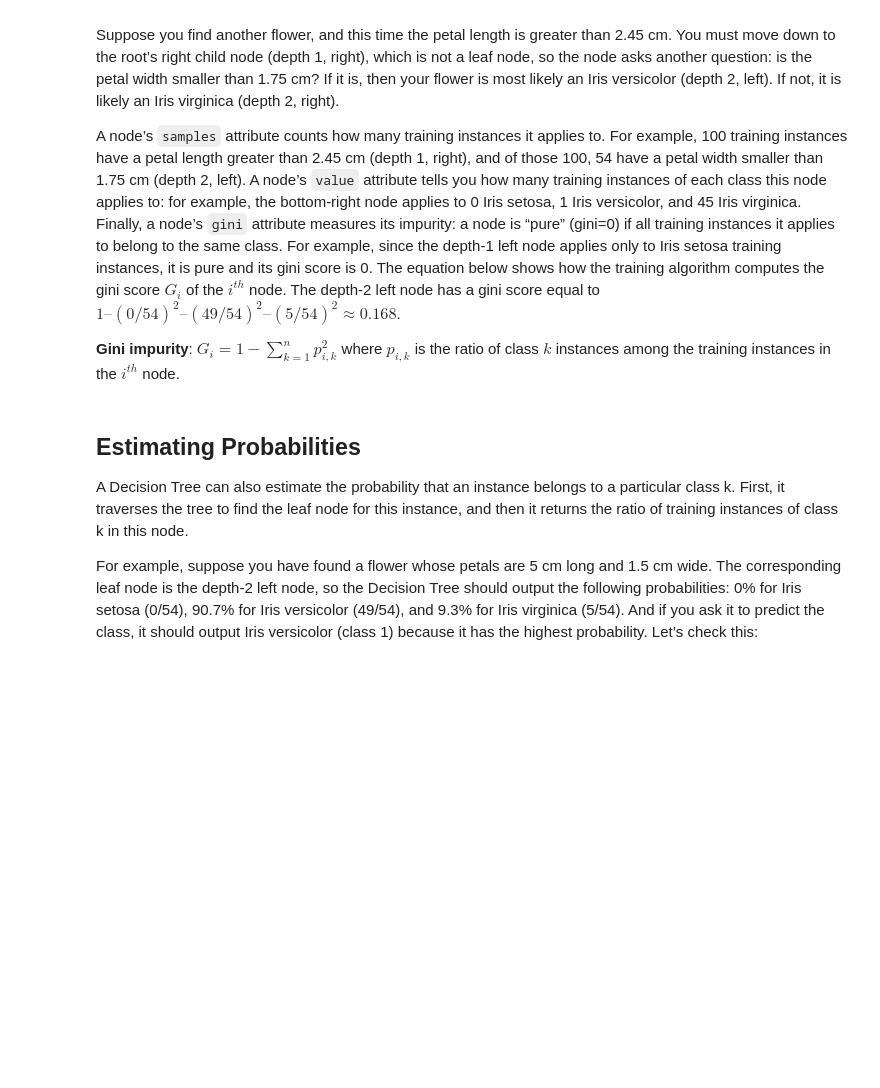
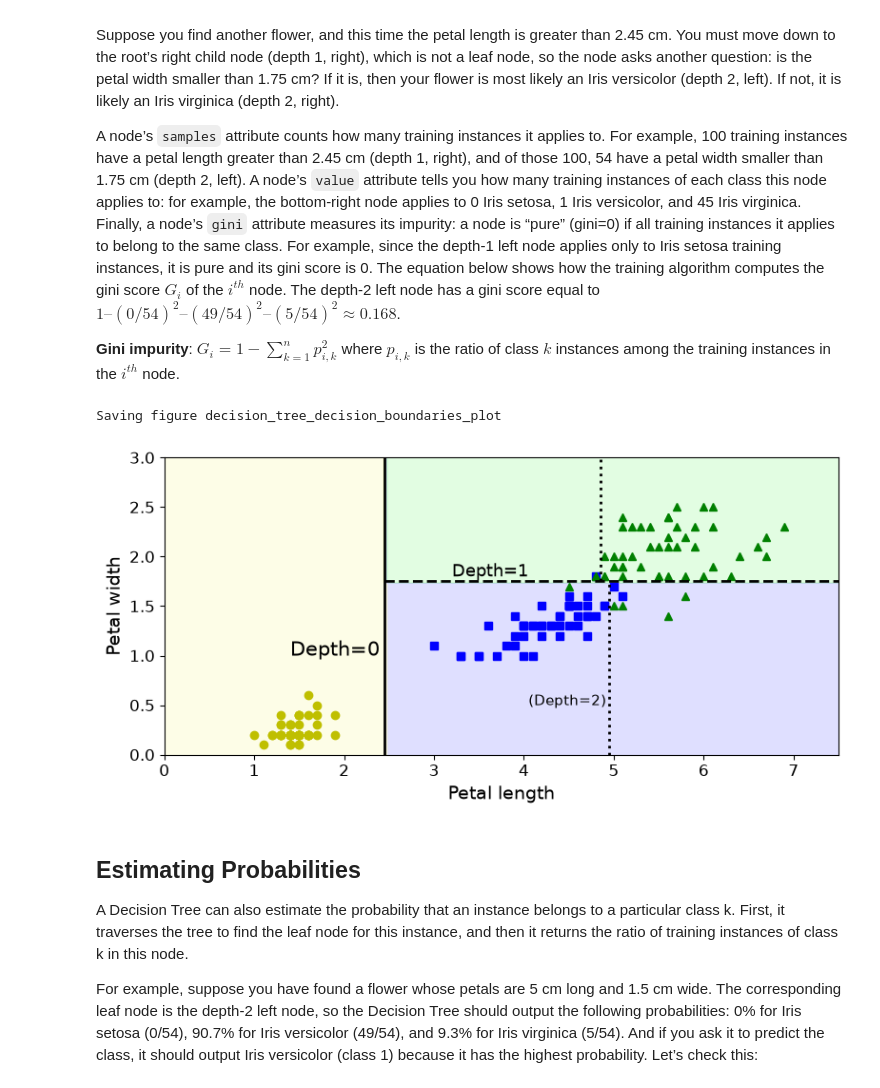
Before and after one commit to SaidAit01/Machine-Learning-Labs, a Jupyter notebook: week3_DecisionTrees_RFs_Ensemble.ipynb, the cells around one changed output. Saved outputs shown, nothing was run; the diff lists cells and outputs as text; code cells hidden in the pictures; blank space fills up the shorter version.

Commit message:
decision trees and ensemble learning

```diff
--- a/week3_DecisionTrees_RFs_Ensemble.ipynb
+++ b/week3_DecisionTrees_RFs_Ensemble.ipynb
@@ -100,45 +100,48 @@ A node’s `samples` attribute counts how many training instances it applies to.
 # %%
 # Code to generate the Decision Tree's decision boundaries - uncomment and run
 
-# from matplotlib.colors import ListedColormap
+from matplotlib.colors import ListedColormap
 
-# def plot_decision_boundary(clf, X, y, axes=[0, 7.5, 0, 3], iris=True, legend=False, plot_training=True):
-#     x1s = np.linspace(axes[0], axes[1], 100)
-#     x2s = np.linspace(axes[2], axes[3], 100)
-#     x1, x2 = np.meshgrid(x1s, x2s)
-#     X_new = np.c_[x1.ravel(), x2.ravel()]
-#     y_pred = clf.predict(X_new).reshape(x1.shape)
-#     custom_cmap = ListedColormap(['#fafab0','#9898ff','#a0faa0'])
-#     plt.contourf(x1, x2, y_pred, alpha=0.3, cmap=custom_cmap)
-#     if not iris:
-#         custom_cmap2 = ListedColormap(['#7d7d58','#4c4c7f','#507d50'])
-#         plt.contour(x1, x2, y_pred, cmap=custom_cmap2, alpha=0.8)
-#     if plot_training:
-#         plt.plot(X[:, 0][y==0], X[:, 1][y==0], "yo", label="Iris setosa")
-#         plt.plot(X[:, 0][y==1], X[:, 1][y==1], "bs", label="Iris versicolor")
-#         plt.plot(X[:, 0][y==2], X[:, 1][y==2], "g^", label="Iris virginica")
-#         plt.axis(axes)
-#     if iris:
-#         plt.xlabel("Petal length", fontsize=14)
-#         plt.ylabel("Petal width", fontsize=14)
-#     else:
-#         plt.xlabel(r"$x_1$", fontsize=18)
-#         plt.ylabel(r"$x_2$", fontsize=18, rotation=0)
-#     if legend:
-#         plt.legend(loc="lower right", fontsize=14)
+def plot_decision_boundary(clf, X, y, axes=[0, 7.5, 0, 3], iris=True, legend=False, plot_training=True):
+    x1s = np.linspace(axes[0], axes[1], 100)
+    x2s = np.linspace(axes[2], axes[3], 100)
+    x1, x2 = np.meshgrid(x1s, x2s)
+    X_new = np.c_[x1.ravel(), x2.ravel()]
+    y_pred = clf.predict(X_new).reshape(x1.shape)
+    custom_cmap = ListedColormap(['#fafab0','#9898ff','#a0faa0'])
+    plt.contourf(x1, x2, y_pred, alpha=0.3, cmap=custom_cmap)
+    if not iris:
+        custom_cmap2 = ListedColormap(['#7d7d58','#4c4c7f','#507d50'])
+        plt.contour(x1, x2, y_pred, cmap=custom_cmap2, alpha=0.8)
+    if plot_training:
+        plt.plot(X[:, 0][y==0], X[:, 1][y==0], "yo", label="Iris setosa")
+        plt.plot(X[:, 0][y==1], X[:, 1][y==1], "bs", label="Iris versicolor")
+        plt.plot(X[:, 0][y==2], X[:, 1][y==2], "g^", label="Iris virginica")
+        plt.axis(axes)
+    if iris:
+        plt.xlabel("Petal length", fontsize=14)
+        plt.ylabel("Petal width", fontsize=14)
+    else:
+        plt.xlabel(r"$x_1$", fontsize=18)
+        plt.ylabel(r"$x_2$", fontsize=18, rotation=0)
+    if legend:
+        plt.legend(loc="lower right", fontsize=14)
 
-# plt.figure(figsize=(8, 4))
-# plot_decision_boundary(tree_clf, X, y)
-# plt.plot([2.45, 2.45], [0, 3], "k-", linewidth=2)
-# plt.plot([2.45, 7.5], [1.75, 1.75], "k--", linewidth=2)
-# plt.plot([4.95, 4.95], [0, 1.75], "k:", linewidth=2)
-# plt.plot([4.85, 4.85], [1.75, 3], "k:", linewidth=2)
-# plt.text(1.40, 1.0, "Depth=0", fontsize=15)
-# plt.text(3.2, 1.80, "Depth=1", fontsize=13)
-# plt.text(4.05, 0.5, "(Depth=2)", fontsize=11)
+plt.figure(figsize=(8, 4))
+plot_decision_boundary(tree_clf, X, y)
+plt.plot([2.45, 2.45], [0, 3], "k-", linewidth=2)
+plt.plot([2.45, 7.5], [1.75, 1.75], "k--", linewidth=2)
+plt.plot([4.95, 4.95], [0, 1.75], "k:", linewidth=2)
+plt.plot([4.85, 4.85], [1.75, 3], "k:", linewidth=2)
+plt.text(1.40, 1.0, "Depth=0", fontsize=15)
+plt.text(3.2, 1.80, "Depth=1", fontsize=13)
+plt.text(4.05, 0.5, "(Depth=2)", fontsize=11)
 
-# save_fig("decision_tree_decision_boundaries_plot")
-# plt.show()
+save_fig("decision_tree_decision_boundaries_plot")
+plt.show()
+# %% [output]
+Saving figure decision_tree_decision_boundaries_plot
+[figure, added]
 # %% [markdown]
 ## Estimating Probabilities
 
```
Also changed, not shown: parts of 15 cells of this notebook, 6 other files.
